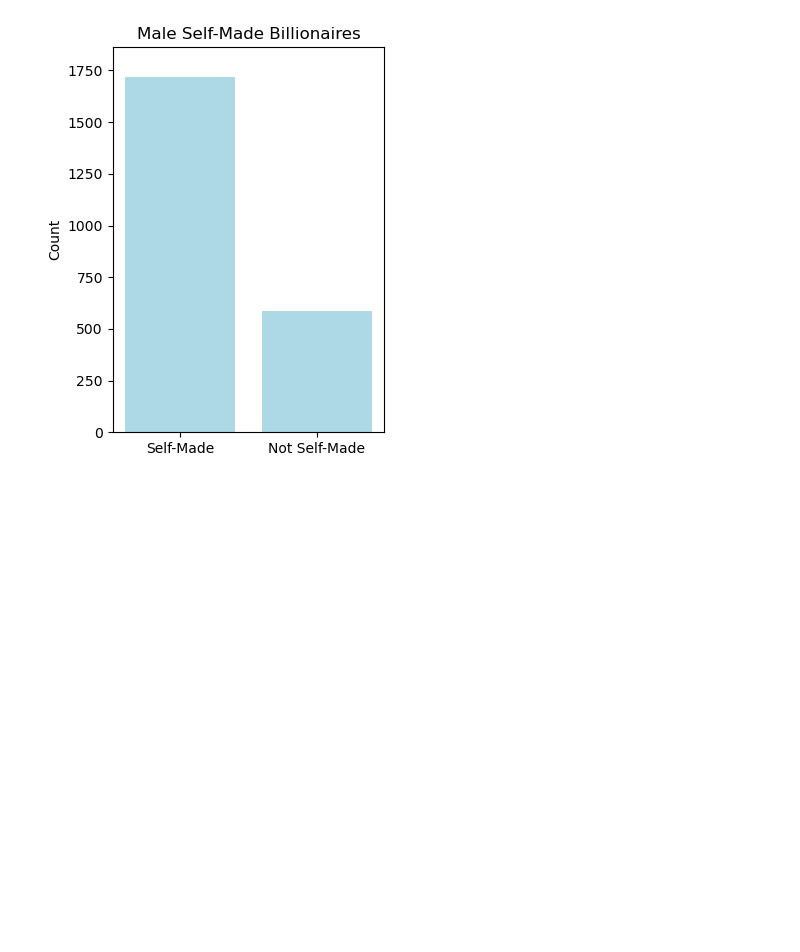
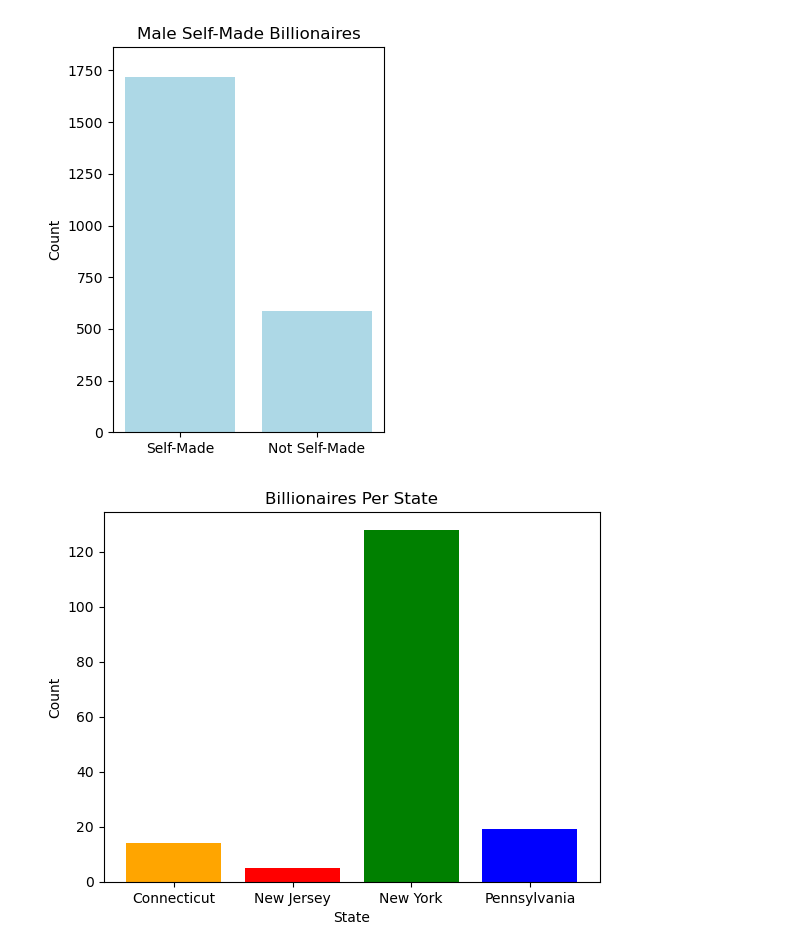
Before and after one commit to matvio16/billionaires, a Jupyter notebook: billionaires.ipynb, the cells around one changed output. Saved outputs shown, nothing was run; the diff lists cells and outputs as text; code cells hidden in the pictures; blank space fills up the shorter version.

```diff
--- a/billionaires.ipynb
+++ b/billionaires.ipynb
@@ -236,3 +271,25 @@ plt.ylim(0,self_limit+50)
 plt.show()
 # %% [output]
 [figure]
+# %%
+# State bar chart
+state_group = billion_df.groupby('state')
+state_count = state_group['personName'].count()
+all_state_count_df = pd.DataFrame(state_count).rename(columns={'personName' : 'count'})
+all_state_count_df.reset_index(inplace=True)
+all_state_count_df = all_state_count_df.dropna(subset=['state'])
+state_count_df = all_state_count_df.loc[(all_state_count_df['state'] == 'New York') |
+                                        (all_state_count_df['state'] == 'New Jersey') |
+                                        (all_state_count_df['state'] == 'Pennsylvania') |
+                                        (all_state_count_df['state'] == 'Connecticut')]
+x_axis = np.arange(state_count_df['state'].nunique())
+color = ['orange', 'red', 'green', 'blue']
+plt.bar(x_axis, state_count_df['count'], align='center', color=color)
+tick_locations = [value for value in x_axis]
+plt.xticks(tick_locations, state_count_df['state'])
+plt.xlabel('State')
+plt.ylabel('Count')
+plt.title('Billionaires Per State')
+plt.show()
+# %% [output]
+[figure, added]
```
Also changed, not shown: parts of 4 cells of this notebook, 3 other files.
